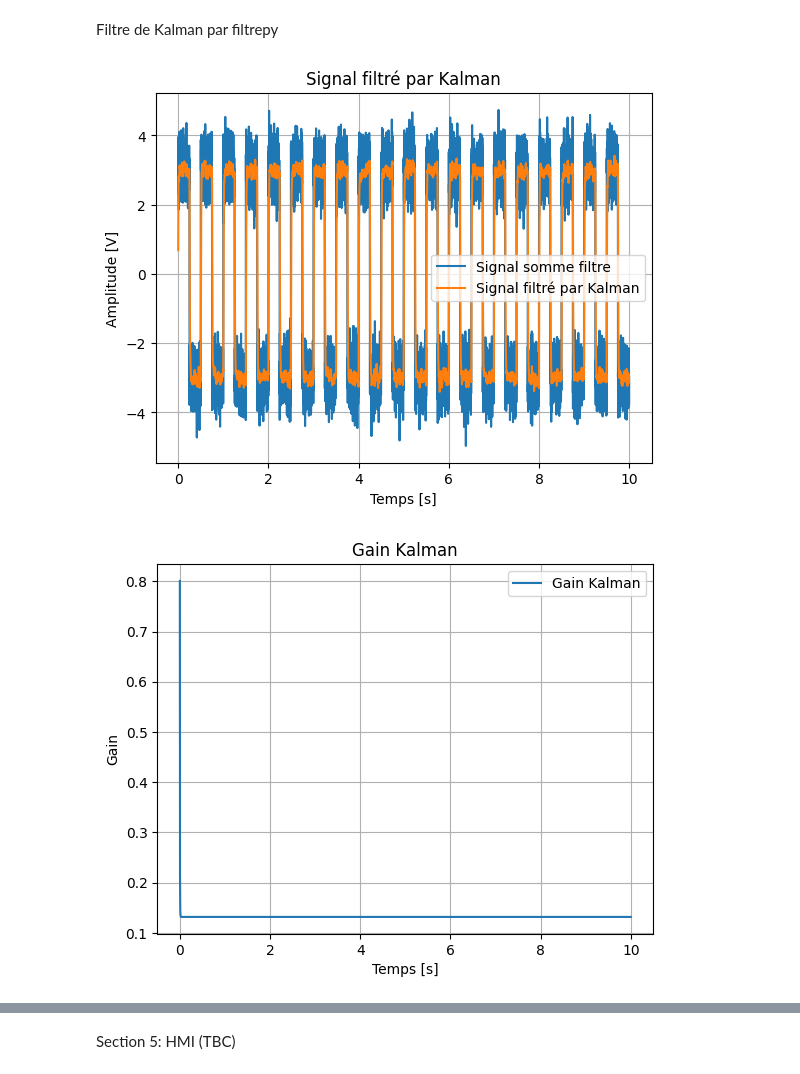
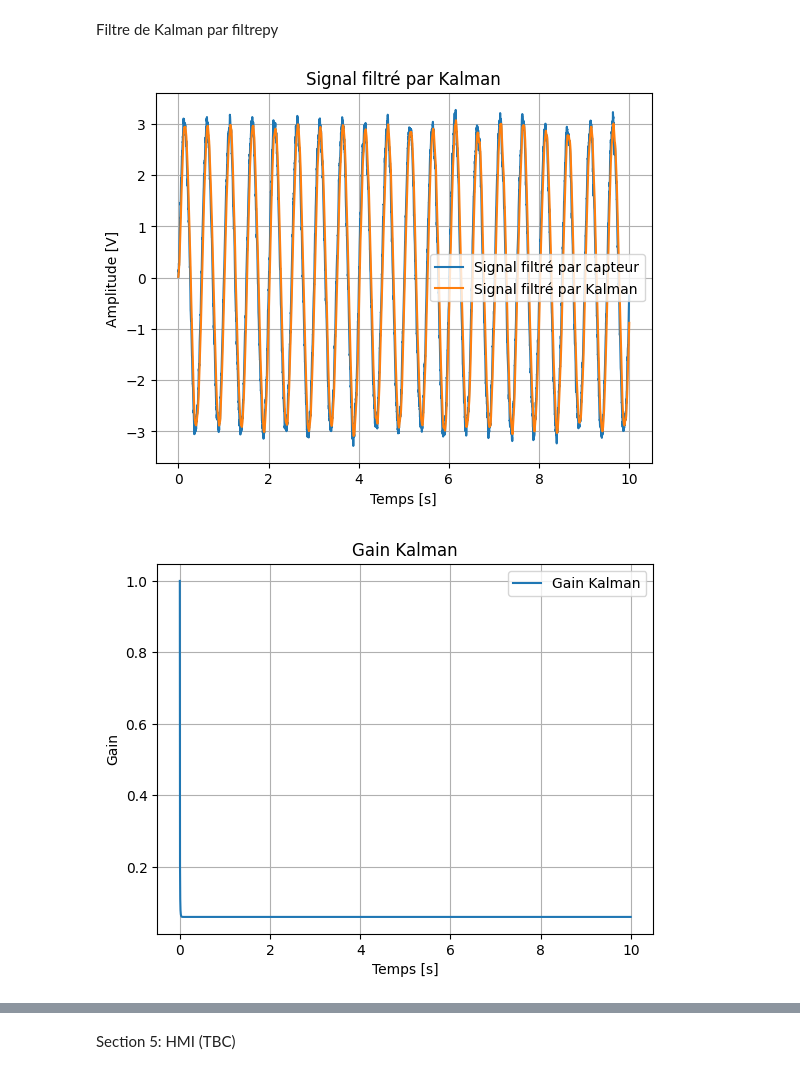
Before and after one commit to Trenzalore91/EI---KF, a Jupyter notebook: Untitled-1.ipynb, the cells around one changed output, grey strips where cells are left out. Saved outputs shown, nothing was run; the diff lists cells and outputs as text; code cells hidden in the pictures.

```diff
--- a/Untitled-1.ipynb
+++ b/Untitled-1.ipynb
@@ -146,7 +146,7 @@ Variables pour les filtres passe-bas
 Filtre_liste = []
 
 Filtre_id_1 = 1
-Filtre_fc_1 = 100
+Filtre_fc_1 = 15
 Filtre_Ordre_1 = 1
 Filtre_type_1 = 'passe-bas'
 Filtre_gain_1 = 1.
@@ -178,7 +178,7 @@ Kalman_B = Filtre_gain_1*(1-exp(-dt/(2*pi*Filtre_fc_1)))
 Kalman_C = 1.
 Kalman_D = 0.
 
-Kalman_Q0 = 0.005
+Kalman_Q0 = 0.001
 Kalman_R0 = W_Noise_STD**2
 Kalman_P0 = 1.
 Kalman_x0 = 0.
@@ -255,9 +255,9 @@ Section 3.1. : Signal sinusoïdal
     Je génère un signal sinusoïdal ou carré en fonction du paramètre de l'objet
     Ensuite, je met en graphique le signal d'entrée
 # %%
-Generation_Signal_Entrée = Signal_Original("carré", Signal_Ins_Amplitude, Signal_In_Frequence, TimeInOperation, Freq_Sample, Absicisse_Graph)
+Generation_Signal_Entrée = Signal_Original("sinus", Signal_Ins_Amplitude, Signal_In_Frequence, TimeInOperation, Freq_Sample, Absicisse_Graph)
 Signal_Entree = Generation_Signal_Entrée.GenerationSignal()
 plot_graph(Absicisse_Graph, Signal_Entree, 'Signal d\'entrée', 'Temps [s]', 'Amplitude [V]', 'Signal sinus')
 
-FFT_Signal(Signal_Entree, Freq_Sample, 5)
+FFT_Signal(Signal_Entree, Freq_Sample, 10)
 # %% [output]
@@ -355,39 +362,40 @@ kf.H = np.array([[Kalman_C]])     # Observation
 kf.B = np.array([[Kalman_B]])     # Commande (u)
 kf.Q = np.array([[Kalman_Q0]])    # Covariance process
 kf.R = np.array([[Kalman_R0]])    # Covariance mesure
-kf.P = np.array([[Kalman_P0]])    # Incertitude initiale
+kf.P = 1000. #np.array([[Kalman_P0]])    # Incertitude initiale
 kf.x = np.array([[Kalman_x0]])    # Estimation initiale
 
 filtered = []
 kalman_gains = []
 for z, u_k in zip(Somme_Filtre, Signal_Entree):
     kf.predict(u=u_k)
     kf.update(z)
     kalman_gains.append(kf.K[0, 0])
     filtered.append(kf.x[0, 0])
 
 #filtered, kalman_gains = Filtre.Filtre_kalman(Somme_Filtre)
 
 #plot une fenetre du graph précédent
-plt.plot(Absicisse_Graph, Signal_Bruité, label='Signal somme filtre')
+plt.plot(Absicisse_Graph, Somme_Filtre, label='Signal filtré par capteur')
 plt.plot(Absicisse_Graph, filtered, label='Signal filtré par Kalman')
 plt.title('Signal filtré par Kalman')
 plt.xlabel('Temps [s]')
 plt.ylabel('Amplitude [V]')
 plt.grid(True)
+#plt.xlim(4, 5)
 plt.legend()
 plt.show()
 
 #plot gain kalman
 plt.plot(Absicisse_Graph, kalman_gains, label='Gain Kalman')
 plt.title('Gain Kalman')
 plt.xlabel('Temps [s]')
 plt.ylabel('Gain')
 plt.grid(True)
 plt.legend()
 plt.show()
 
 zoom_graph(Absicisse_Graph, kalman_gains, (-0.5, 0.5), (0, 0.1), 'Zoom sur le gain de Kalman', 'Temps [s]', 'Amplitude [V]')
 # %% [output]
-[figure, old version]
+[figure, new version]
-[figure, old version]
+[figure, new version]
```
Also changed, not shown: parts of 9 cells of this notebook.
